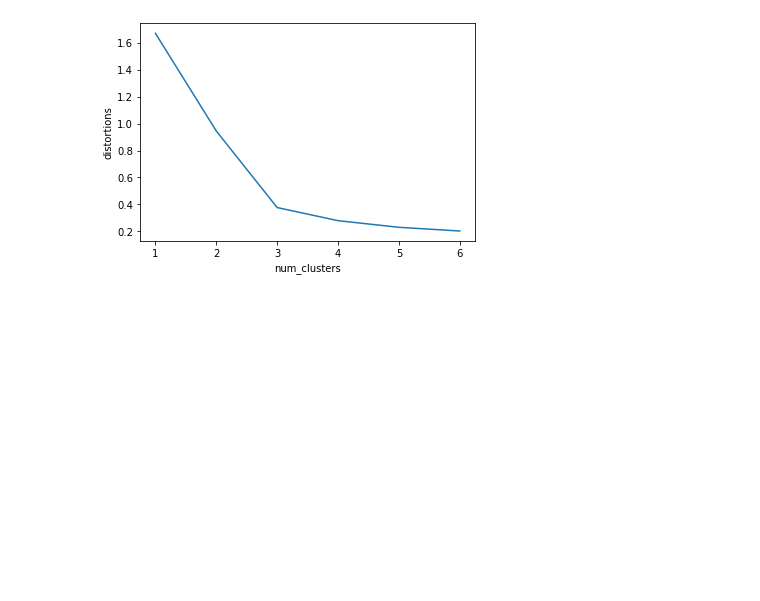
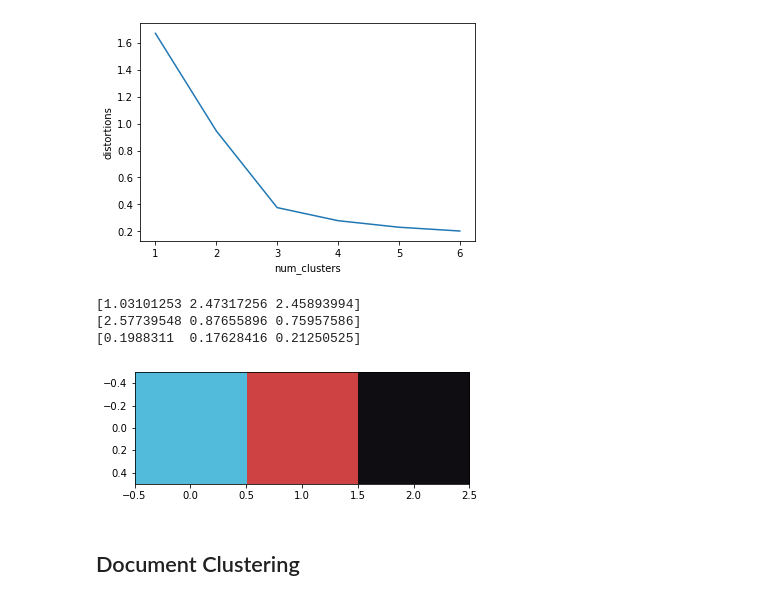
Before and after one commit to bosulliv/datacamp_python, a Jupyter notebook: machine_learning/cluster_analysis/ch4.ipynb, the cells around one changed output. Cells and saved outputs as stored; diff of their text form; code cells hidden in the pictures; blank space fills up the shorter version.

```diff
--- a/machine_learning/cluster_analysis/ch4.ipynb
+++ b/machine_learning/cluster_analysis/ch4.ipynb
@@ -59,3 +60,32 @@ plt.xticks(num_clusters)
 plt.show()
 # %% [output]
 [figure]
+# %%
+# 3 clusters
+colors = []
+cluster_centers, distortion = kmeans(batman_df[['scaled_red', 'scaled_green', 'scaled_blue']], 3)
+batman_df.columns = ['red', 'green', 'blue', 'scaled_red', 'scaled_green', 'scaled_blue']
+# %%
+# Get standard deviations of each color
+r_std, g_std, b_std = batman_df[['red', 'green', 'blue']].std()
+
+for cluster_center in cluster_centers:
+    print(cluster_center)
+    scaled_r, scaled_g, scaled_b = cluster_center
+    # Convert each standardized value to scaled value
+    colors.append((
+        scaled_r * r_std / 255,
+        scaled_g * g_std / 255,
+        scaled_b * b_std / 255
+    ))
+
+# Display colors of cluster centers
+plt.imshow([colors])
+plt.show()
+# %% [output]
+[1.03101253 2.47317256 2.45893994]
+[2.57739548 0.87655896 0.75957586]
+[0.1988311  0.17628416 0.21250525]
+[figure, added]
+# %% [markdown]
+## Document Clustering
```
Also changed, not shown: parts of 7 cells of this notebook.
